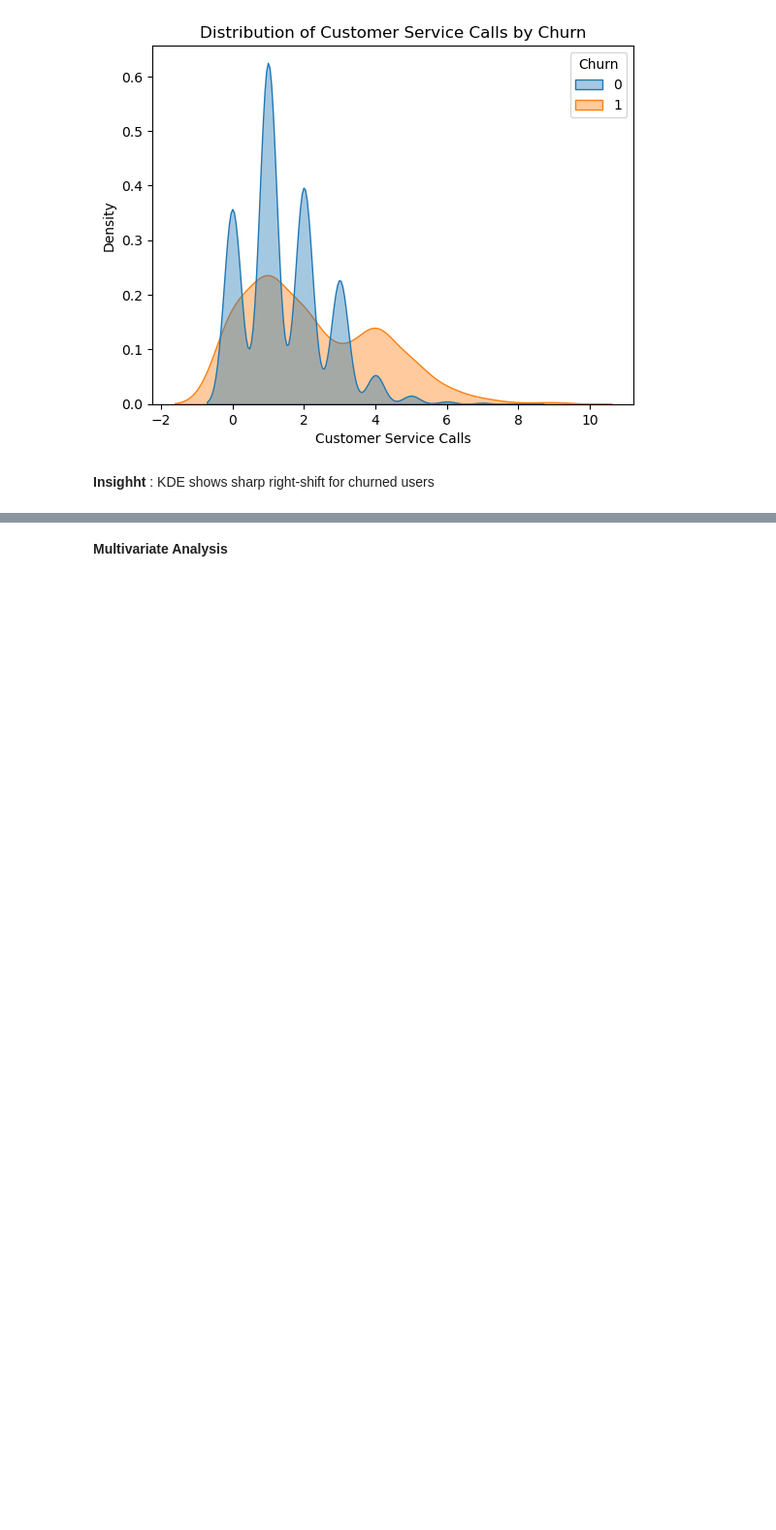
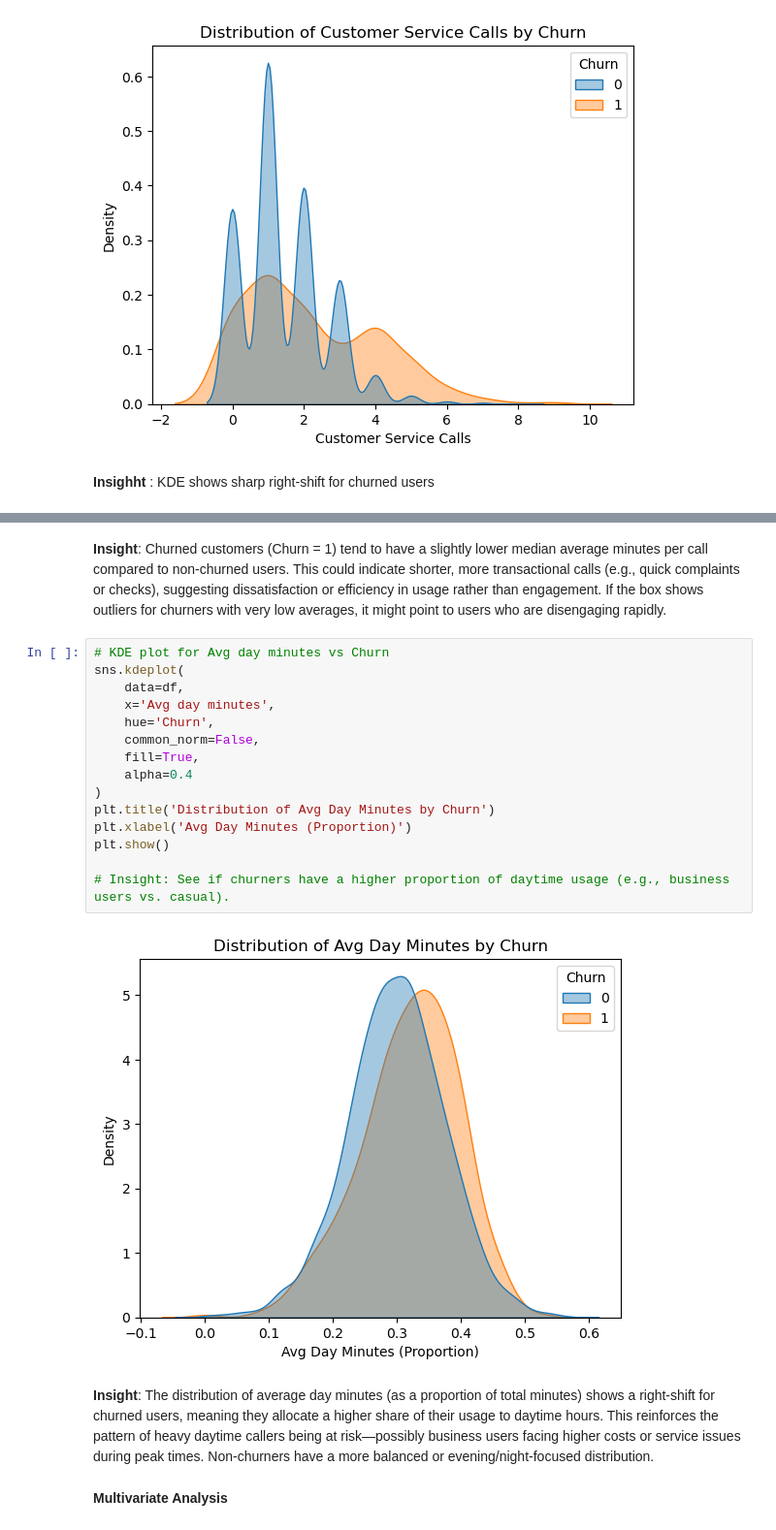
Before and after one commit to BatthulaVinay/MLChurnproject, a Jupyter notebook: notebook/EDA.ipynb, the cells around one changed output, grey strips where cells are left out. Shown at 97% size. Saved outputs shown, nothing was run; the diff lists cells and outputs as text; blank space fills up the shorter version.

```diff
--- a/notebook/EDA.ipynb
+++ b/notebook/EDA.ipynb
@@ -379,3 +388,24 @@ plt.show()
+# %% [markdown]
+**Insight**: Churned customers (Churn = 1) tend to have a slightly lower median average minutes per call compared to non-churned users. This could indicate shorter, more transactional calls (e.g., quick complaints or checks), suggesting dissatisfaction or efficiency in usage rather than engagement. If the box shows outliers for churners with very low averages, it might point to users who are disengaging rapidly.
+# %%
+# KDE plot for Avg day minutes vs Churn
+sns.kdeplot(
+    data=df,
+    x='Avg day minutes',
+    hue='Churn',
+    common_norm=False,
+    fill=True,
+    alpha=0.4
+)
+plt.title('Distribution of Avg Day Minutes by Churn')
+plt.xlabel('Avg Day Minutes (Proportion)')
+plt.show()
+
+# Insight: See if churners have a higher proportion of daytime usage (e.g., business users vs. casual).
+# %% [output]
+[figure, added]
+# %% [markdown]
+**Insight**: The distribution of average day minutes (as a proportion of total minutes) shows a right-shift for churned users, meaning they allocate a higher share of their usage to daytime hours. This reinforces the pattern of heavy daytime callers being at risk—possibly business users facing higher costs or service issues during peak times. Non-churners have a more balanced or evening/night-focused distribution.
 # %% [markdown]
 **Multivariate Analysis**
 # %% [markdown]
```
Also changed, not shown: parts of 14 cells of this notebook, 1 other file.
